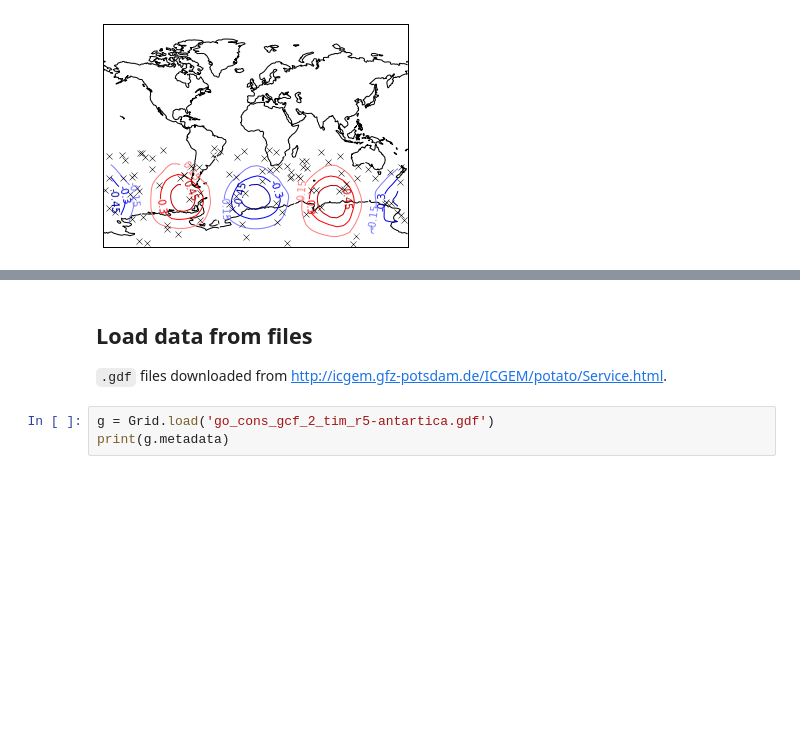
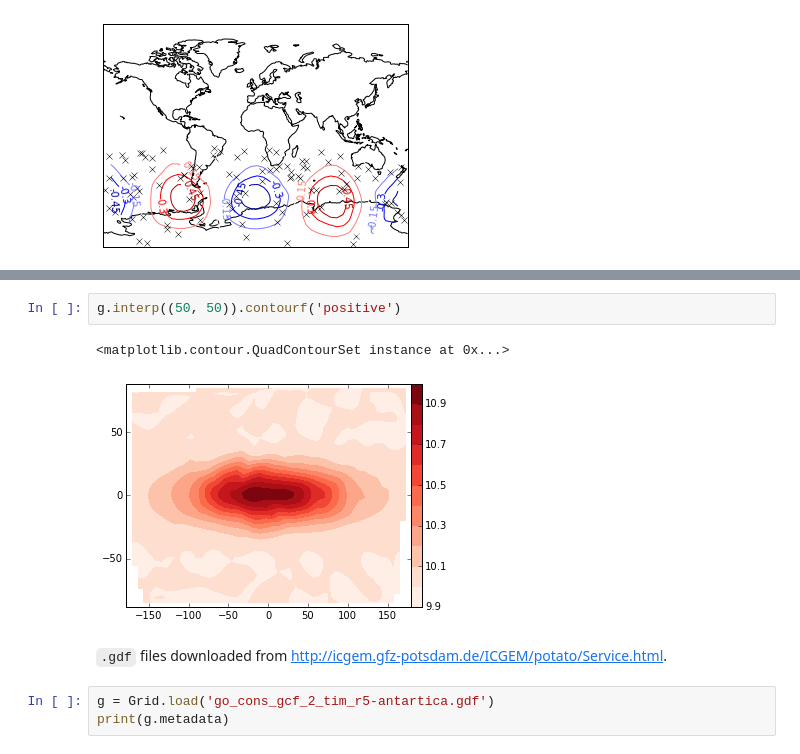
Before and after one commit to fatiando/prototypes, a Jupyter notebook: grid-class.ipynb, the cells around one changed output, grey strips where cells are left out. Drawn from its saved outputs; the diff is of its cells as text; blank space fills up the shorter version.

```diff
--- a/grid-class.ipynb
+++ b/grid-class.ipynb
@@ -522,6 +563,9 @@ mpl.gca().set_global()
+# %%
+g.interp((50, 50)).contourf('positive')
+# %% [output]
+<matplotlib.contour.QuadContourSet instance at 0x...>
+[figure, added]
 # %% [markdown]
-## Load data from files
-
 `.gdf` files downloaded from http://icgem.gfz-potsdam.de/ICGEM/potato/Service.html.
 # %%
 g = Grid.load('go_cons_gcf_2_tim_r5-antartica.gdf')
```
Also changed, not shown: parts of 8 cells of this notebook.
